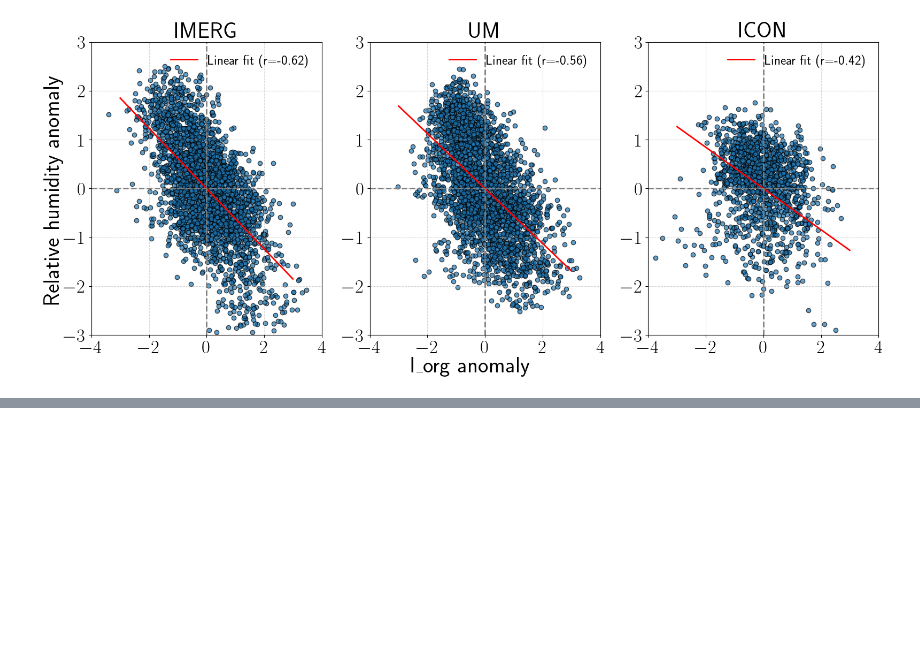
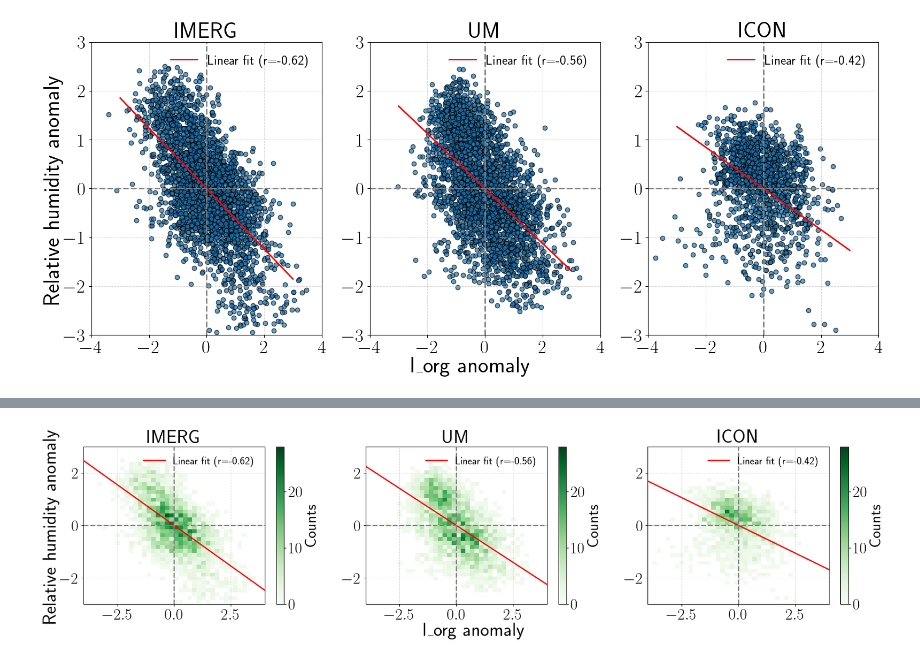
Before and after one commit to 21centuryweather/hk25-AusNode-DOCmeso, a Jupyter notebook: get_metrics/Greeshma/read_metrics.ipynb, the cells around one changed output, grey strips where cells are left out. Cells and saved outputs as stored; diff of their text form; code cells hidden in the pictures; blank space fills up the shorter version.

Commit message:
added box plot and 2d density plot

```diff
--- a/get_metrics/Greeshma/read_metrics.ipynb
+++ b/get_metrics/Greeshma/read_metrics.ipynb
@@ -937,0 +851,60 @@ plt.show()
+# %%
+from matplotlib.colors import Normalize
+import matplotlib.pyplot as plt
+from scipy.stats import linregress
+import numpy as np
+
+
+x_data = [
+    (imerg_iorg - imerg_iorg.mean()) / imerg_iorg.std(),
+    (um_iorg - um_iorg.mean()) / um_iorg.std(),
+    (icon_iorg - icon_iorg.mean()) / icon_iorg.std()
+]
+
+y_data = [
+    (ob_c - ob_c.mean()) / ob_c.std(),
+    (um_c - um_c.mean()) / um_c.std(),
+    (icon_c - icon_c.mean()) / icon_c.std()
+]
+
+titles = ['IMERG', 'UM', 'ICON']
+vmin_list = [0, 0, 0]       # Set per-subplot vmin
+vmax_list = [28, 28, 28]    # Set per-subplot vmax
+
+fig, axes = plt.subplots(1, 3, figsize=(19, 5))
+
+for i, ax in enumerate(axes):
+    x = x_data[i].values.flatten()
+    y = y_data[i].values.flatten()
+
+    # Define norm
+    norm = Normalize(vmin=vmin_list[i], vmax=vmax_list[i])
+
+    # 2D histogram
+    h = ax.hist2d(x, y, bins=40, range=[[-4, 4], [-3, 3]],
+                  cmap='Greens', cmin=1, norm=norm)
+
+
+    fig.colorbar(h[3], ax=ax, orientation='vertical', label='Counts')
+
+    # Regression line
+    slope, intercept, r_value, p_value, std_err = linregress(x, y)
+    x_fit = np.linspace(-4, 4, 100)
+    y_fit = slope * x_fit + intercept
+    ax.plot(x_fit, y_fit, color='red', linewidth=2, label=f'Linear fit (r={r_value:.2f})')
+
+
+    ax.set_title(titles[i])
+    ax.set_xlim(-4, 4)
+    ax.set_ylim(-3, 3)
+    ax.axhline(0, color='gray', linestyle='--', linewidth=2)
+    ax.axvline(0, color='gray', linestyle='--', linewidth=2)
+    ax.grid(True, linestyle='--', alpha=0.5)
+    ax.legend(fontsize=17, frameon=False)
+
+plt.tight_layout()
+fig.supxlabel('I_org anomaly', y=0.0001)
+fig.supylabel('Relative humidity anomaly', x=0.0001)
+plt.show()
+# %% [output]
+[figure, added]
```
Also changed, not shown: parts of 2 cells of this notebook.
